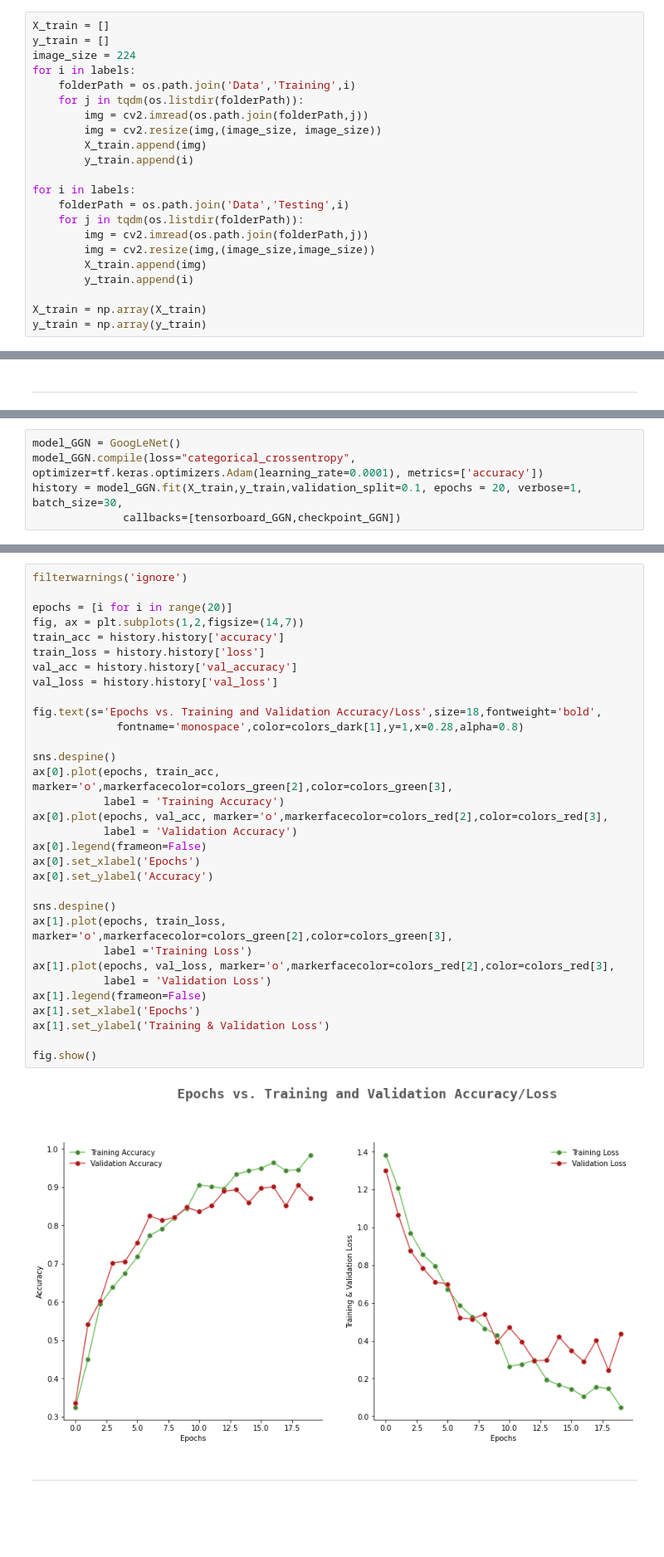
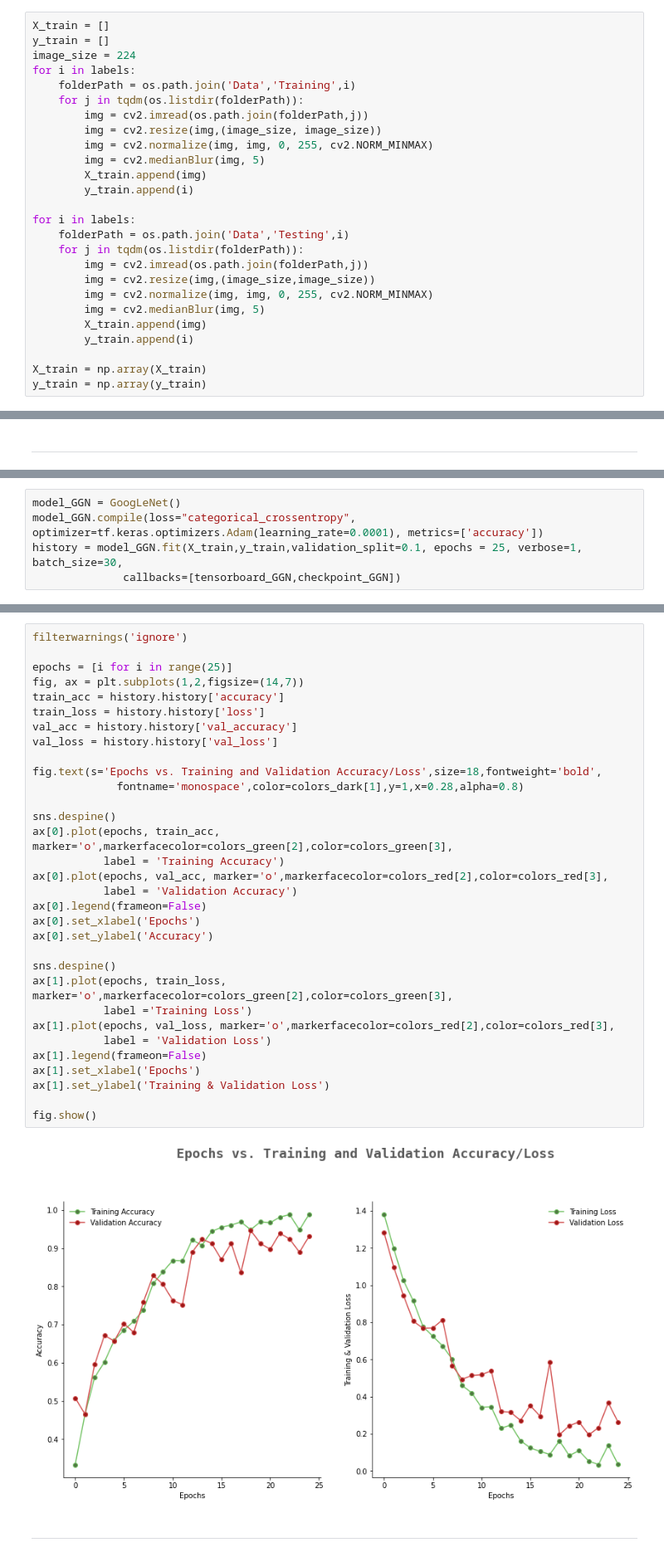
Before and after one commit to reapintar/ASUB-Projekt, a Jupyter notebook: brain-tumor-mri-classification-googlenet.ipynb, the cells around one changed output, grey strips where cells are left out. Shown: that part at 83% size. Saved outputs shown, nothing was run; the diff lists cells and outputs as text; blank space fills up the shorter version.

```diff
--- a/brain-tumor-mri-classification-googlenet.ipynb
+++ b/brain-tumor-mri-classification-googlenet.ipynb
@@ -76,6 +39,8 @@ for i in labels:
     for j in tqdm(os.listdir(folderPath)):
         img = cv2.imread(os.path.join(folderPath,j))
         img = cv2.resize(img,(image_size, image_size))
+        img = cv2.normalize(img, img, 0, 255, cv2.NORM_MINMAX)
+        img = cv2.medianBlur(img, 5)
         X_train.append(img)
         y_train.append(i)
 
@@ -84,6 +49,8 @@ for i in labels:
     for j in tqdm(os.listdir(folderPath)):
         img = cv2.imread(os.path.join(folderPath,j))
         img = cv2.resize(img,(image_size,image_size))
+        img = cv2.normalize(img, img, 0, 255, cv2.NORM_MINMAX)
+        img = cv2.medianBlur(img, 5)
         X_train.append(img)
         y_train.append(i)
 
@@ -247,6 +201,6 @@ ES = tf.keras.callbacks.EarlyStopping(monitor='val_loss', patience = 2, restore_
 # %%
 model_GGN = GoogLeNet()
 model_GGN.compile(loss="categorical_crossentropy", optimizer=tf.keras.optimizers.Adam(learning_rate=0.0001), metrics=['accuracy'])
-history = model_GGN.fit(X_train,y_train,validation_split=0.1, epochs = 20, verbose=1, batch_size=30,
+history = model_GGN.fit(X_train,y_train,validation_split=0.1, epochs = 25, verbose=1, batch_size=30,
               callbacks=[tensorboard_GGN,checkpoint_GGN])
 # %% [output]
@@ -272,37 +224,37 @@ Epoch 20: val_accuracy did not improve from 0.90458
 # %%
 filterwarnings('ignore')
 
-epochs = [i for i in range(20)]
+epochs = [i for i in range(25)]
 fig, ax = plt.subplots(1,2,figsize=(14,7))
 train_acc = history.history['accuracy']
 train_loss = history.history['loss']
 val_acc = history.history['val_accuracy']
 val_loss = history.history['val_loss']
 
 fig.text(s='Epochs vs. Training and Validation Accuracy/Loss',size=18,fontweight='bold',
              fontname='monospace',color=colors_dark[1],y=1,x=0.28,alpha=0.8)
 
 sns.despine()
 ax[0].plot(epochs, train_acc, marker='o',markerfacecolor=colors_green[2],color=colors_green[3],
            label = 'Training Accuracy')
 ax[0].plot(epochs, val_acc, marker='o',markerfacecolor=colors_red[2],color=colors_red[3],
            label = 'Validation Accuracy')
 ax[0].legend(frameon=False)
 ax[0].set_xlabel('Epochs')
 ax[0].set_ylabel('Accuracy')
 
 sns.despine()
 ax[1].plot(epochs, train_loss, marker='o',markerfacecolor=colors_green[2],color=colors_green[3],
            label ='Training Loss')
 ax[1].plot(epochs, val_loss, marker='o',markerfacecolor=colors_red[2],color=colors_red[3],
            label = 'Validation Loss')
 ax[1].legend(frameon=False)
 ax[1].set_xlabel('Epochs')
 ax[1].set_ylabel('Training & Validation Loss')
 
 fig.show()
 # %% [output]
-[figure, old version]
+[figure, new version]
 # %% [markdown]
 ---
 # %% [markdown]
```
Also changed, not shown: parts of 24 cells of this notebook, 2 other files.
